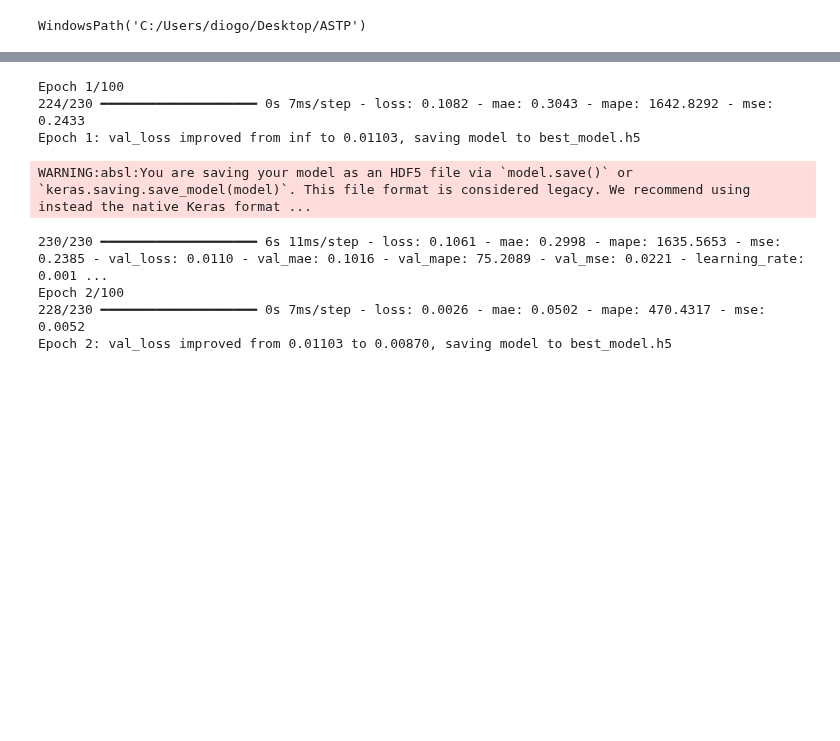
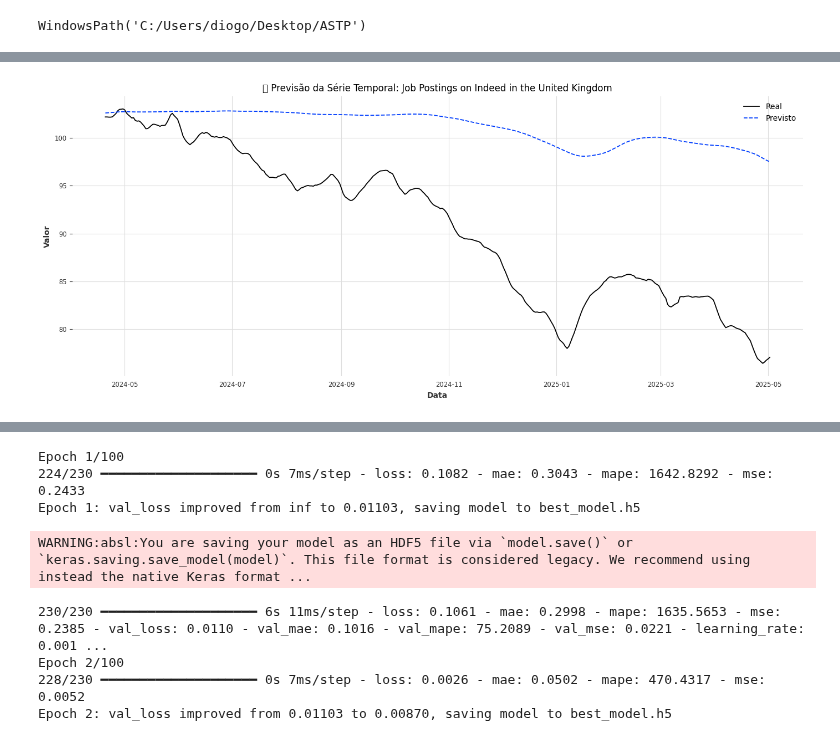
Before and after one commit to GothamAnalytics-7/ASTP, a Jupyter notebook: notebooks/ASTP_Parte4_Extra.ipynb, the cells around one changed output, grey strips where cells are left out. Cells and saved outputs as stored; diff of their text form; code cells hidden in the pictures; blank space fills up the shorter version.

```diff
--- a/notebooks/ASTP_Parte4_Extra.ipynb
+++ b/notebooks/ASTP_Parte4_Extra.ipynb
@@ -101,0 +100,3 @@ fred_series_list
+# %%
+for i in range(len(fred_series_list)):
+    print(fred_series_list[i].name)
@@ -104,14 +213,4 @@ fred_series_list
 # %%
-# Carregar os dados
-df = pd.read_csv(base_dir/"data"/"USEPUINDXD.csv", index_col="observation_date", parse_dates=["observation_date"])
-
-# Filtrar apenas os valores a partir do ano 2000
-df = df[df.index >= "2000-01-01"]
-
-# Normalizar os dados para ficar entre 0 e 1
-scaler = MinMaxScaler()
-df_scaled = scaler.fit_transform(df)
-
 # Definir função para criar sequências de dados (janelas deslizantes)
 def create_sequences(data, seq_length):
     X, y = [], []
@@ -120,9 +219,14 @@ def create_sequences(data, seq_length):
         y.append(data[i + seq_length])
     return np.array(X), np.array(y)
 
+# Normalizar os dados para ficar entre 0 e 1
+scaler = MinMaxScaler()
+UKEPU_scaled = scaler.fit_transform(UKEPU.to_frame())
+UKEPU = pd.Series(UKEPU_scaled.flatten(), index=UKEPU.index)
+
 # Definir tamanho da sequência (ex: usar 30 dias passados para prever o próximo valor)
 seq_length = 30
-X, y = create_sequences(df_scaled, seq_length)
+X, y = create_sequences(UKEPU, seq_length)
 
 # Dividir em treino e teste
 X_train, X_test, y_train, y_test = train_test_split(X, y, test_size=0.2, shuffle=False)
@@ -130,0 +397,69 @@ X_train, X_test, y_train, y_test = train_test_split(X, y, test_size=0.2, shuffle
+# %%
+# Caminho para guardar modelos
+os.makedirs("modelos", exist_ok=True)
+
+# Iterar sobre todas as séries da FRED
+for i, serie in enumerate(fred_series_list):
+    nome_serie = serie.name.replace(" ", "_").replace("/", "_")
+    print(f"\n🔄 A treinar modelo para: {nome_serie}")
+
+    # Normalização e janelamento
+    serie = serie.dropna()
+    scaler = MinMaxScaler()
+    serie_scaled = scaler.fit_transform(serie.values.reshape(-1, 1)).flatten()
+    seq_length = 30
+    X, y = criar_janelas(serie_scaled, seq_length)
+
+    # Separar treino e teste (80/20)
+    split = int(0.8 * len(X))
+    X_train, X_test = X[:split], X[split:]
+    y_train, y_test = y[:split], y[split:]
+
+    # Reshape para Conv1D
+    X_train = X_train[..., np.newaxis]
+    X_test = X_test[..., np.newaxis]
+
+    # Modelo
+    model = criar_modelo(seq_length)
+
+    # Callbacks
+    checkpoint_path = f"modelos/best_model_{nome_serie}.h5"
+    reduce_lr = ReduceLROnPlateau(monitor="val_loss", factor=0.5, patience=5, min_lr=0.0001, verbose=0)
+    early_stopping = EarlyStopping(monitor="val_loss", patience=10, restore_best_weights=True, verbose=0)
+    checkpoint = ModelCheckpoint(checkpoint_path, monitor="val_loss", save_best_only=True, verbose=0)
+    log_dir = "logs/fit/" + datetime.now().strftime("%Y%m%d-%H%M%S") + f"_{nome_serie}"
+    tensorboard = TensorBoard(log_dir=log_dir, histogram_freq=1)
+
+    # Treino
+    history = model.fit(X_train, y_train, epochs=100, batch_size=32,
+                        validation_data=(X_test, y_test),
+                        callbacks=[reduce_lr, early_stopping, checkpoint, tensorboard],
+                        verbose=0)
+
+    # Carregar melhor modelo
+    model.load_weights(checkpoint_path)
+    y_pred = model.predict(X_test)
+
+    # Reverter normalização
+    y_test_inv = scaler.inverse_transform(y_test.reshape(-1, 1))
+    y_pred_inv = scaler.inverse_transform(y_pred)
+
+    # Avaliação
+    mse = mean_squared_error(y_test_inv, y_pred_inv)
+    mae = mean_absolute_error(y_test_inv, y_pred_inv)
+    rmse = np.sqrt(mse)
+    mape = mean_absolute_percentage_error(y_test_inv, y_pred_inv)
+
+    print(f"✅ MSE: {mse:.4f} | MAE: {mae:.4f} | RMSE: {rmse:.4f} | MAPE: {mape:.2%}")
+
+    # Gráficos
+    plt.figure(figsize=(14, 6))
+    plt.plot(serie.index[-len(y_test):], y_test_inv, label="Real")
+    plt.plot(serie.index[-len(y_test):], y_pred_inv, label="Previsto", linestyle="dashed")
+    plt.legend()
+    plt.title(f"📈 Previsão da Série Temporal: {serie.name}")
+    plt.xlabel("Data")
+    plt.ylabel("Valor")
+    plt.tight_layout()
+    plt.show()
+# %% [output]
@@ -130,0 +471 @@ X_train, X_test, y_train, y_test = train_test_split(X, y, test_size=0.2, shuffle
+[figure, added]
```
Also changed, not shown: parts of 27 cells of this notebook.
